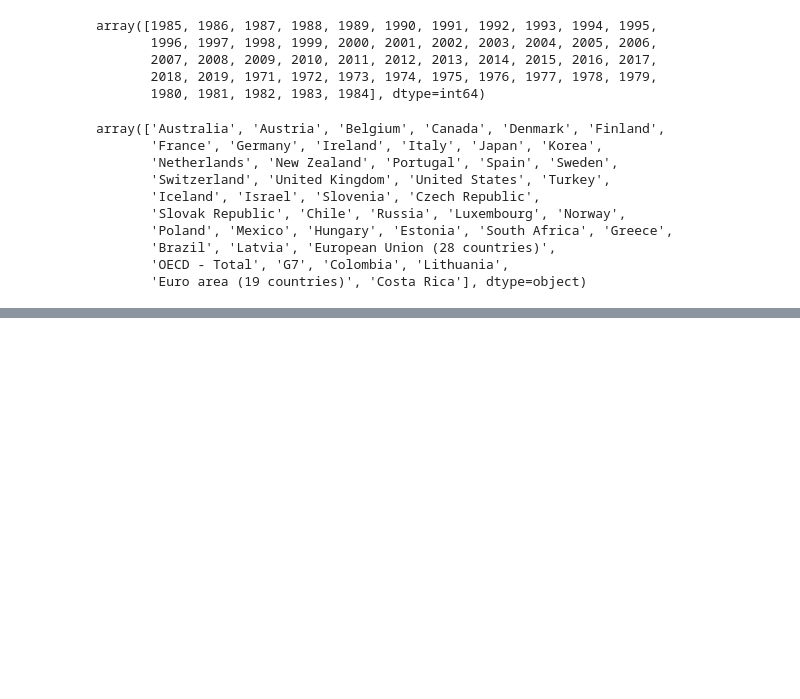
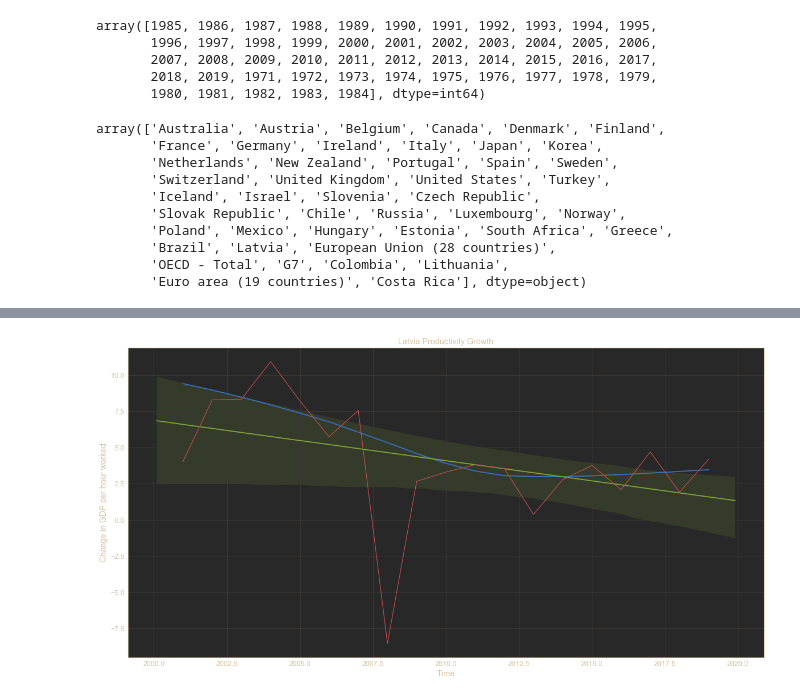
Before and after one commit to mayabenowitz/neuralcraft, a Jupyter notebook: notebooks/1.0-mayab-macroecon.ipynb, the cells around one changed output, grey strips where cells are left out. Saved outputs shown, nothing was run; the diff lists cells and outputs as text; code cells hidden in the pictures; blank space fills up the shorter version.

```diff
--- a/notebooks/1.0-mayab-macroecon.ipynb
+++ b/notebooks/1.0-mayab-macroecon.ipynb
@@ -106,0 +115,4 @@ sns.lineplot(x='Time', y='Value', data=df_us)
+# %%
+regplot(df, 'Latvia')
+# %% [output]
+[figure, added]
```
Also changed, not shown: parts of 8 cells of this notebook.
